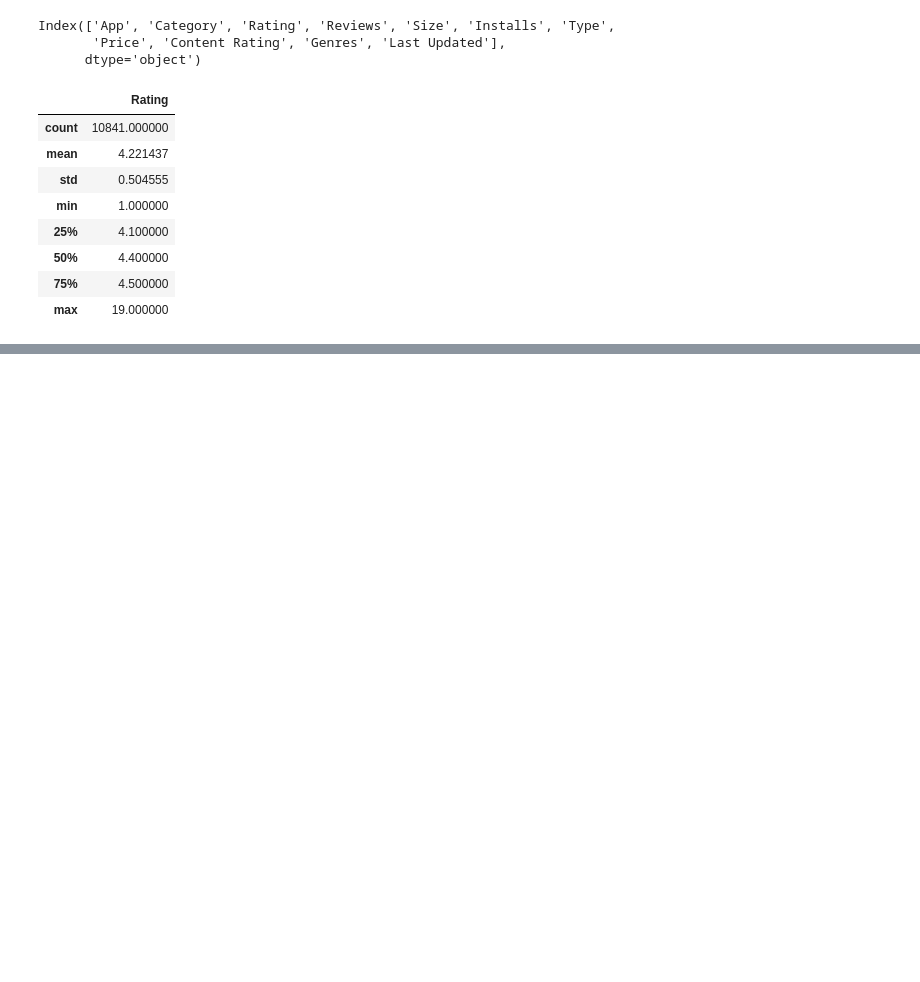
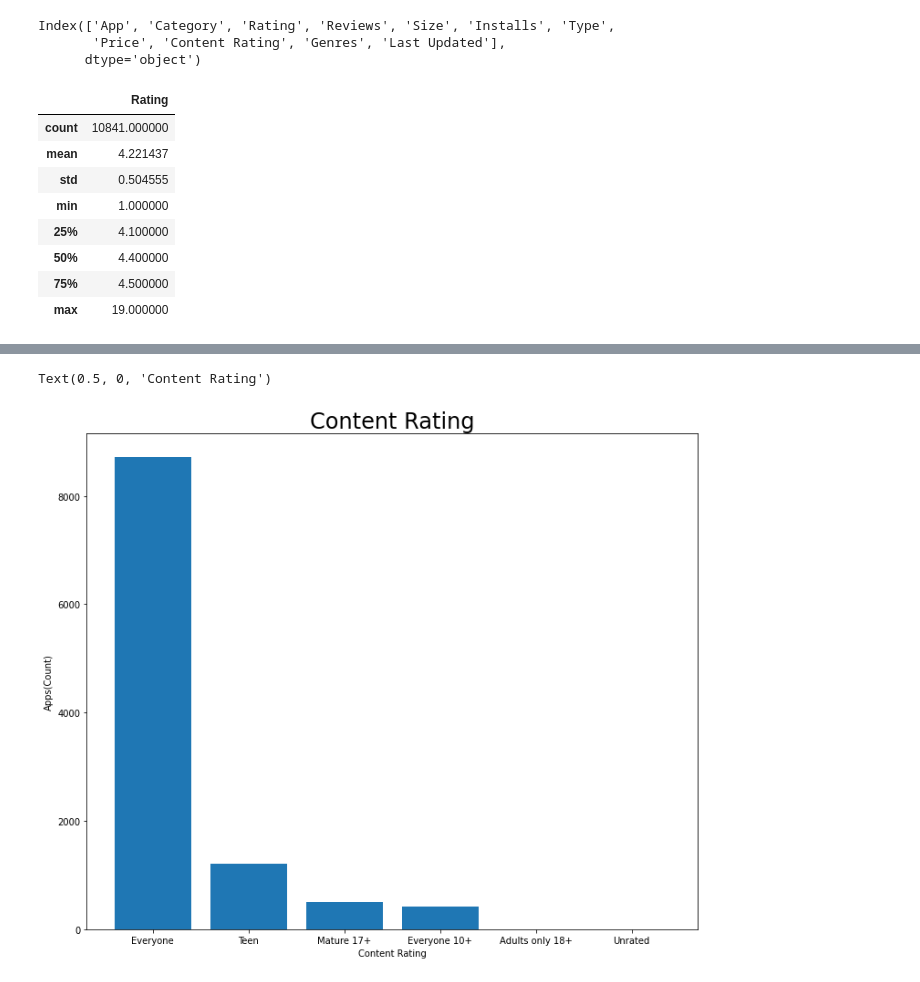
Before and after one commit to Amankr351/Play-Store-Review-Analysis, a Jupyter notebook: Aman_EDA_Project.ipynb, the cells around one changed output, grey strips where cells are left out. Saved outputs shown, nothing was run; the diff lists cells and outputs as text; code cells hidden in the pictures; blank space fills up the shorter version.

```diff
--- a/Aman_EDA_Project.ipynb
+++ b/Aman_EDA_Project.ipynb
@@ -113,0 +135,9 @@ data.describe()   #The describe() method returns description of the data in the
+# %%
+plt.figure(figsize=(12,10))
+plt.bar(x2, y2, width =0.8)
+plt.title('Content Rating', size = 24)
+plt.ylabel('Apps(Count)')
+plt.xlabel('Content Rating')
+# %% [output]
+Text(0.5, 0, 'Content Rating')
+[figure, added]
```
Also changed, not shown: parts of 8 cells of this notebook.
